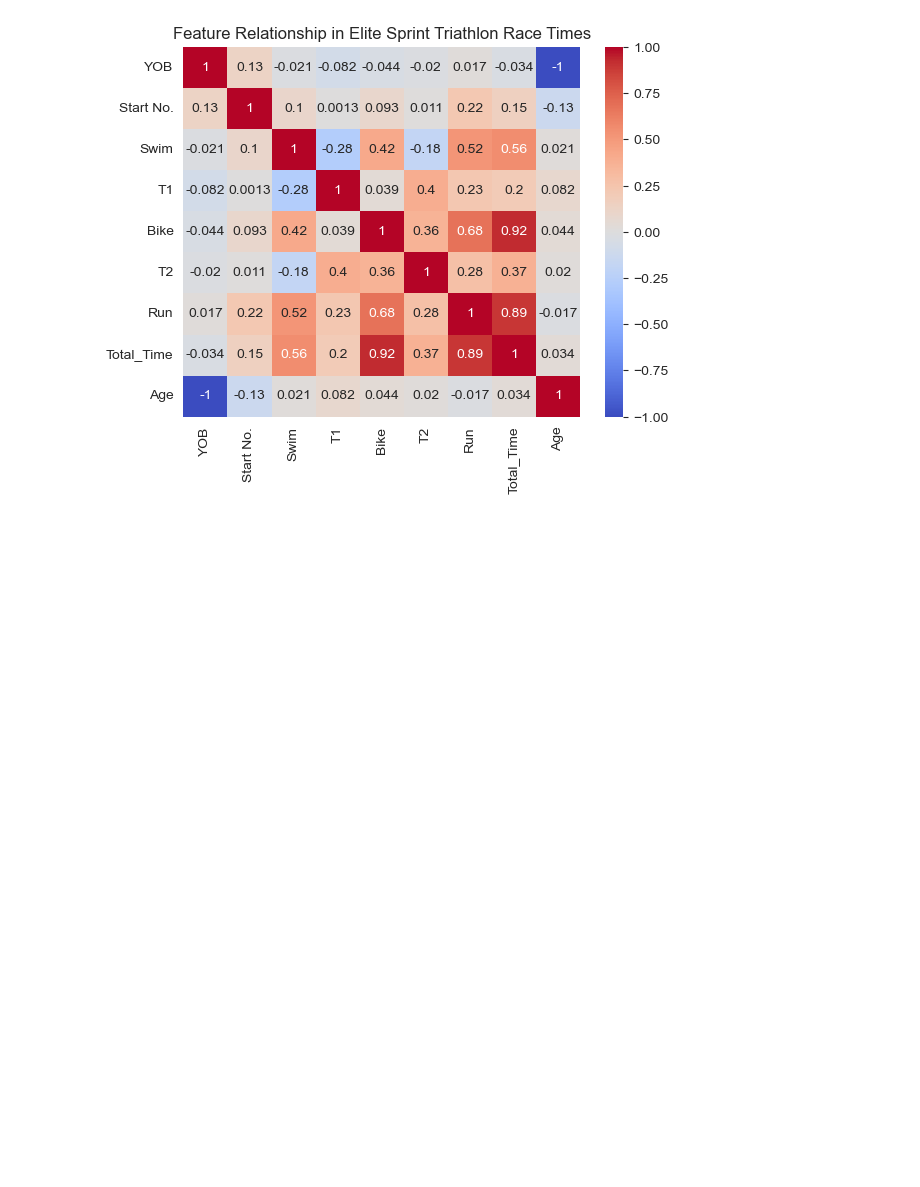
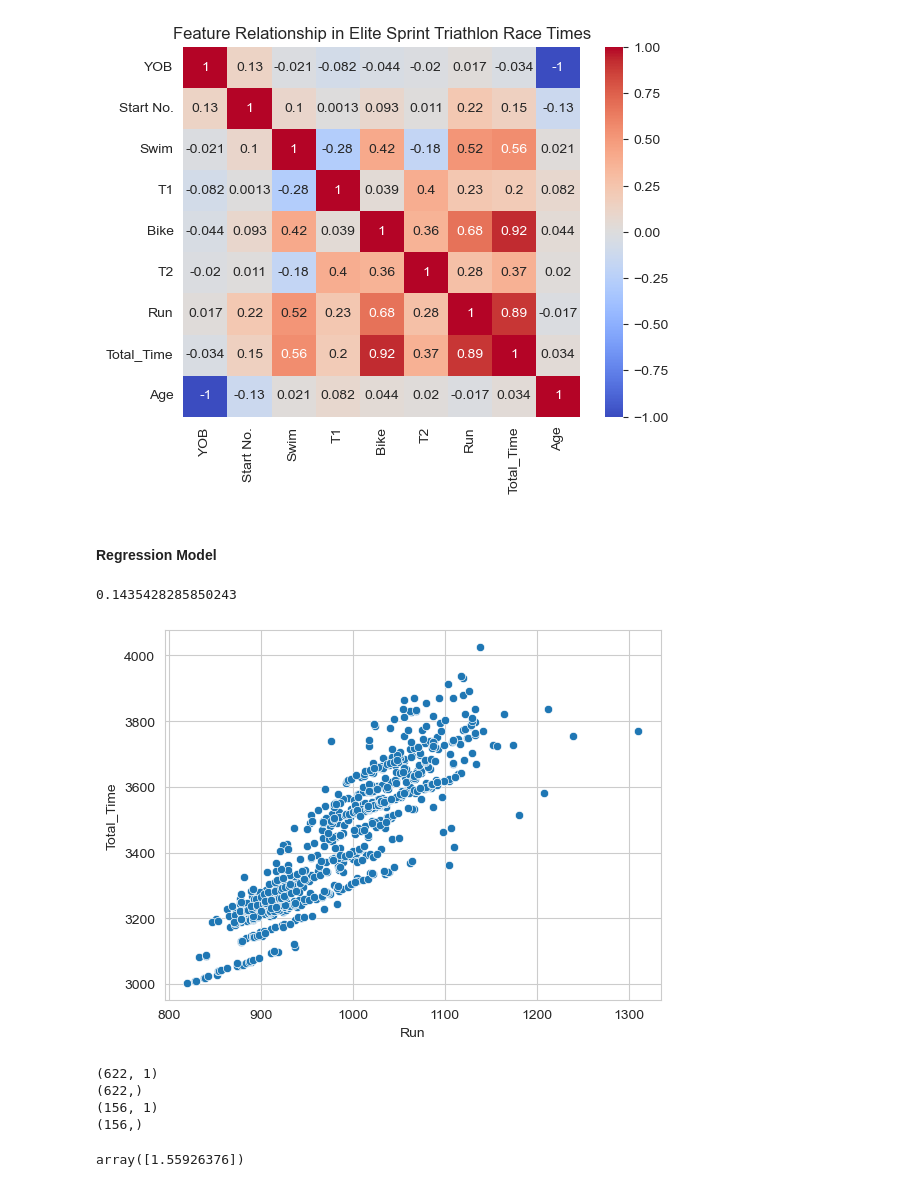
Before and after one commit to ndjo-byte/Sprint_Triathlon_EDA, a Jupyter notebook: exploration/analysis.ipynb, the cells around one changed output. Saved outputs shown, nothing was run; the diff lists cells and outputs as text; code cells hidden in the pictures; blank space fills up the shorter version.

Commit message:
ML_LinearRegression_TotalTime

```diff
--- a/exploration/analysis.ipynb
+++ b/exploration/analysis.ipynb
@@ -482,3 +482,5 @@ plt.title('Feature Relationship in Elite Sprint Triathlon Race Times')
 # %% [output]
 Text(0.5, 1.0, 'Feature Relationship in Elite Sprint Triathlon Race Times')
 [figure]
+# %% [markdown]
+#### Regression Model
@@ -484,0 +492,22 @@ Text(0.5, 1.0, 'Feature Relationship in Elite Sprint Triathlon Race Times')
+# %%
+df['Total_Time'].skew()
+# %% [output]
+0.1435428285850243
+# %%
+sns.scatterplot(data=df, x='Run', y='Total_Time');
+# %% [output]
+[figure, added]
+# %%
+X = df[['Run']]
+y = df['Total_Time']
+
+X_train, X_test, y_train, y_test = train_test_split(X, y, test_size=0.2, shuffle=True)
+print(X_train.shape)
+print(y_train.shape)
+print(X_test.shape)
+print(y_test.shape)
+# %% [output]
+(622, 1)
+(622,)
+(156, 1)
+(156,)
@@ -484,0 +518,4 @@ Text(0.5, 1.0, 'Feature Relationship in Elite Sprint Triathlon Race Times')
+# %%
+result_model.coef_
+# %% [output]
+array([1.55926376])
```
Also changed, not shown: parts of 4 cells of this notebook, 1 other file.
